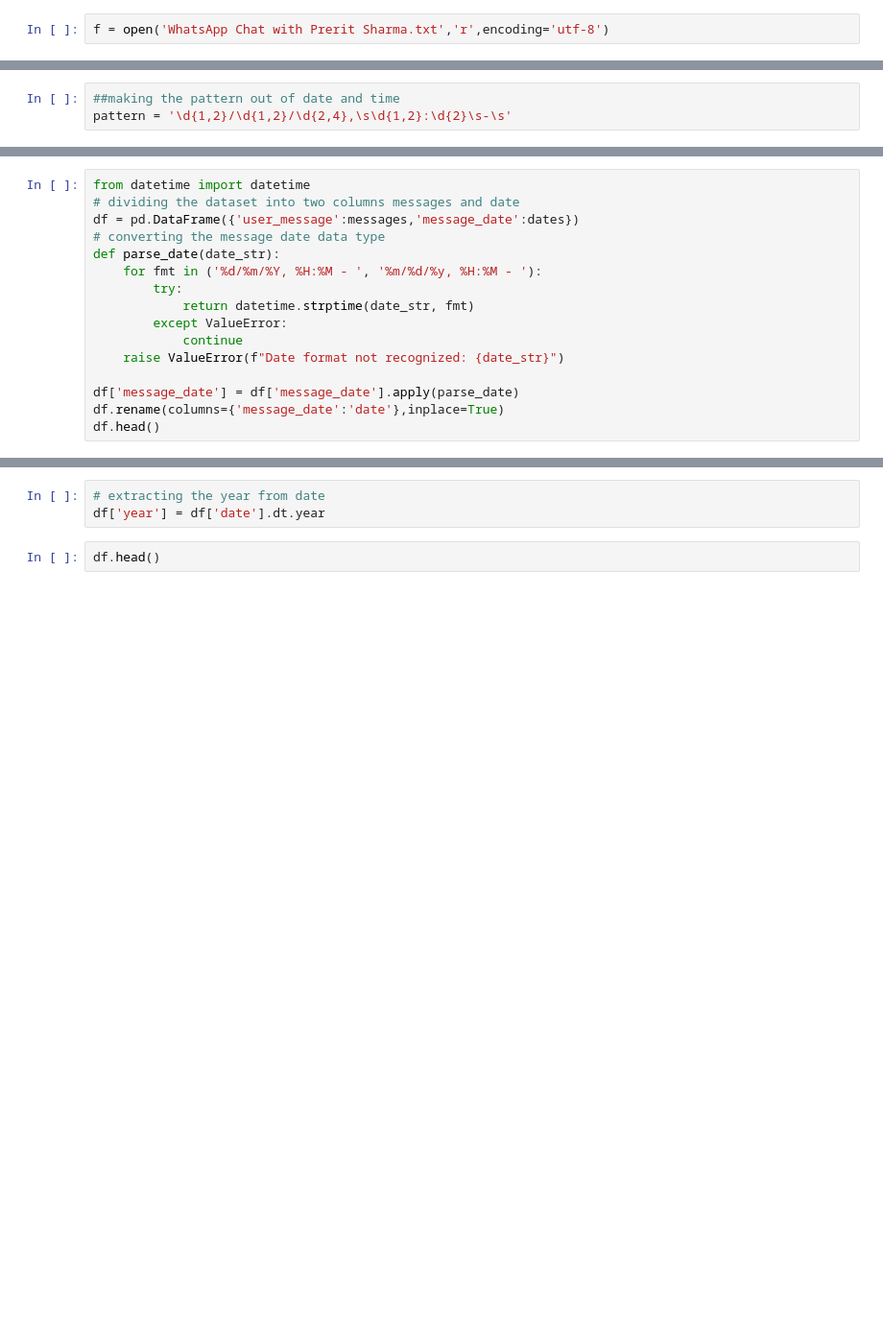
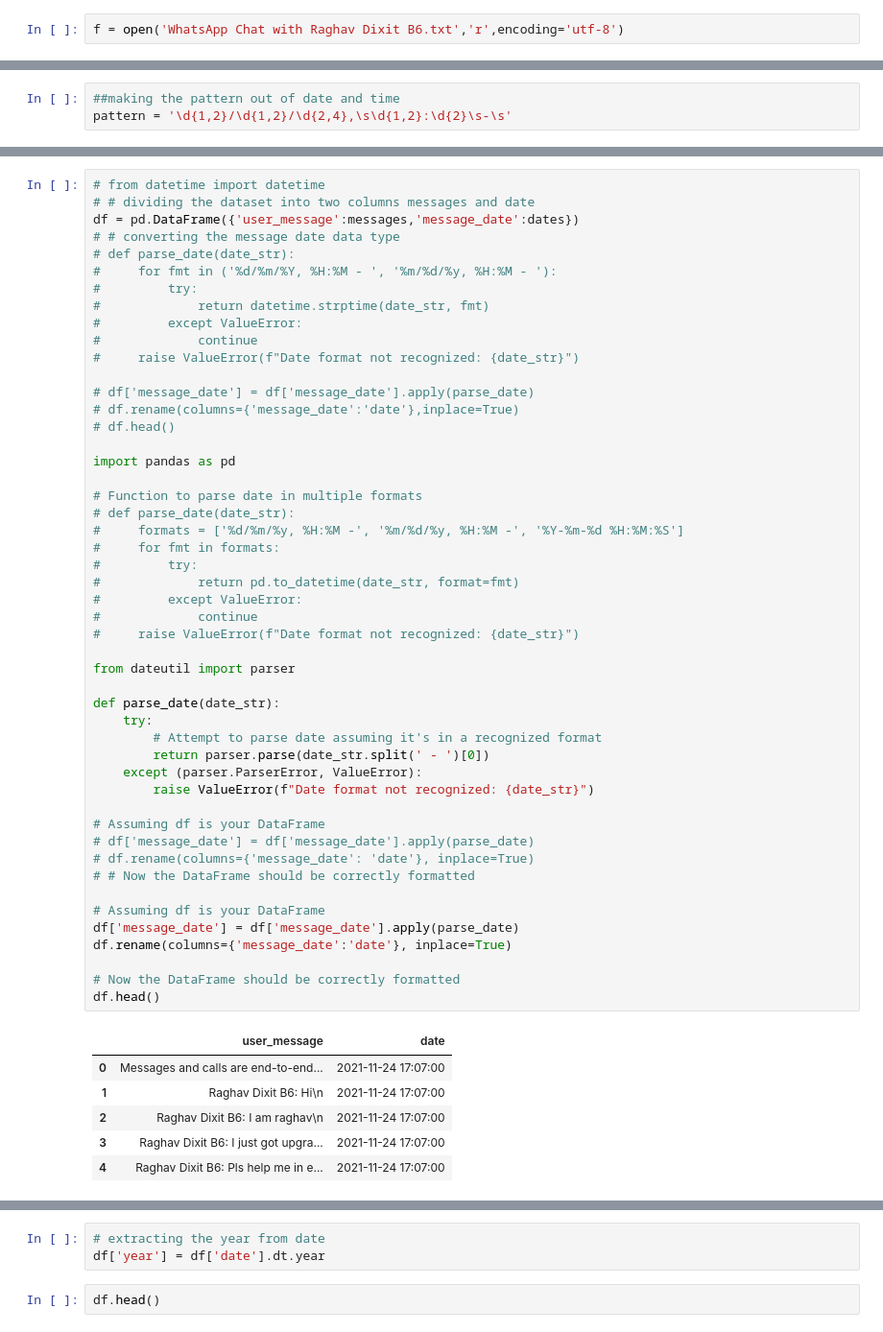
Before and after one commit to Rhythm-Gubrani/Whatsapp-Chat-Sentiments-Analysis, a Jupyter notebook: whatsapp_chat_Analysis.ipynb, the cells around one changed output, grey strips where cells are left out. Shown at 96% size. Saved outputs shown, nothing was run; the diff lists cells and outputs as text; blank space fills up the shorter version.

Commit message:
date commit

```diff
--- a/whatsapp_chat_Analysis.ipynb
+++ b/whatsapp_chat_Analysis.ipynb
@@ -3,7 +3,7 @@
 import re
 import pandas as pd
 # %%
-f = open('WhatsApp Chat with Prerit Sharma.txt','r',encoding='utf-8')
+f = open('WhatsApp Chat with Raghav Dixit B6.txt','r',encoding='utf-8')
 # %%
 data = f.read()
 # %%
@@ -26,18 +68,58 @@ len(dates)
 # %%
-from datetime import datetime
-# dividing the dataset into two columns messages and date
+# from datetime import datetime
+# # dividing the dataset into two columns messages and date
 df = pd.DataFrame({'user_message':messages,'message_date':dates})
-# converting the message date data type
+# # converting the message date data type
+# def parse_date(date_str):
+#     for fmt in ('%d/%m/%Y, %H:%M - ', '%m/%d/%y, %H:%M - '):
+#         try:
+#             return datetime.strptime(date_str, fmt)
+#         except ValueError:
+#             continue
+#     raise ValueError(f"Date format not recognized: {date_str}")
+
+# df['message_date'] = df['message_date'].apply(parse_date)
+# df.rename(columns={'message_date':'date'},inplace=True)
+# df.head()
+
+import pandas as pd
+
+# Function to parse date in multiple formats
+# def parse_date(date_str):
+#     formats = ['%d/%m/%y, %H:%M -', '%m/%d/%y, %H:%M -', '%Y-%m-%d %H:%M:%S']
+#     for fmt in formats:
+#         try:
+#             return pd.to_datetime(date_str, format=fmt)
+#         except ValueError:
+#             continue
+#     raise ValueError(f"Date format not recognized: {date_str}")
+
+from dateutil import parser
+
 def parse_date(date_str):
-    for fmt in ('%d/%m/%Y, %H:%M - ', '%m/%d/%y, %H:%M - '):
-        try:
-            return datetime.strptime(date_str, fmt)
-        except ValueError:
-            continue
-    raise ValueError(f"Date format not recognized: {date_str}")
+    try:
+        # Attempt to parse date assuming it's in a recognized format
+        return parser.parse(date_str.split(' - ')[0])
+    except (parser.ParserError, ValueError):
+        raise ValueError(f"Date format not recognized: {date_str}")
 
+# Assuming df is your DataFrame
+# df['message_date'] = df['message_date'].apply(parse_date)
+# df.rename(columns={'message_date': 'date'}, inplace=True)
+# # Now the DataFrame should be correctly formatted
+
+# Assuming df is your DataFrame
 df['message_date'] = df['message_date'].apply(parse_date)
-df.rename(columns={'message_date':'date'},inplace=True)
+df.rename(columns={'message_date':'date'}, inplace=True)
+
+# Now the DataFrame should be correctly formatted
 df.head()
+# %% [output]
+|  | user_message | date |
+| 0 | Messages and calls are end-to-end... | 2021-11-24 17:07:00 |
+| 1 | Raghav Dixit B6: Hi\n | 2021-11-24 17:07:00 |
+| 2 | Raghav Dixit B6: I am raghav\n | 2021-11-24 17:07:00 |
+| 3 | Raghav Dixit B6: I just got upgra... | 2021-11-24 17:07:00 |
+| 4 | Raghav Dixit B6: Pls help me in e... | 2021-11-24 17:07:00 |
 # %%
 df.shape
```
Also changed, not shown: parts of 35 cells of this notebook, 3 other files.
